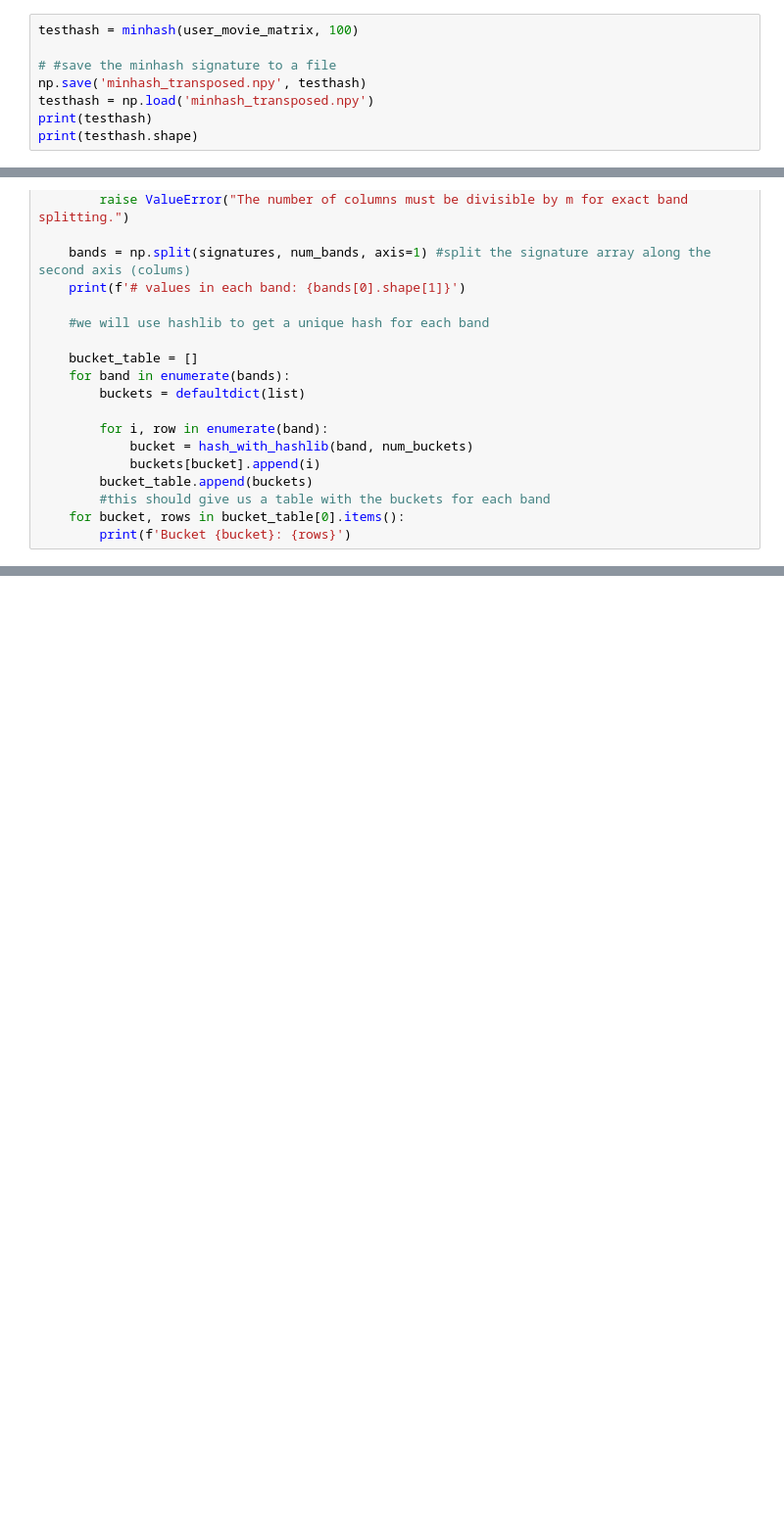
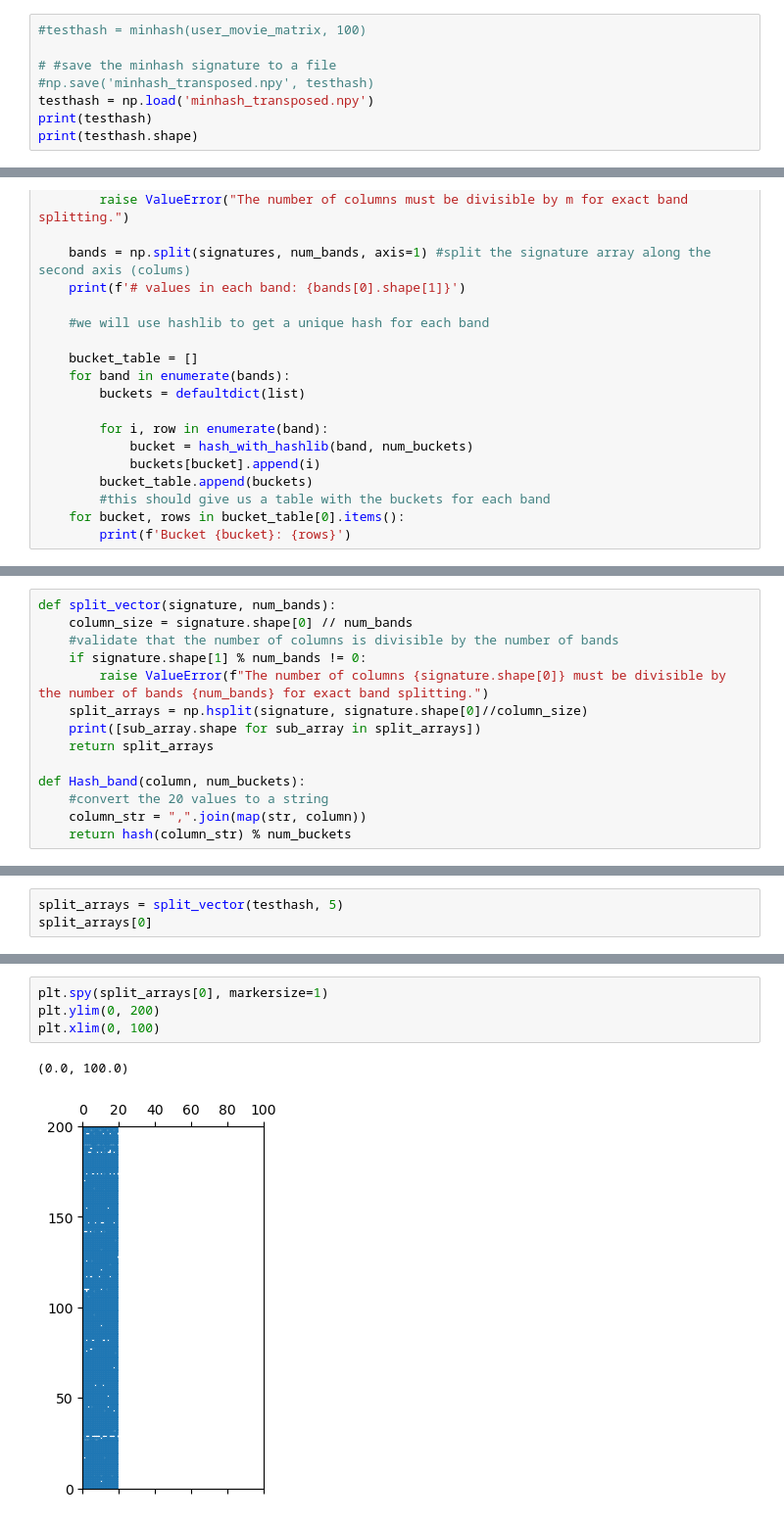
Before and after one commit to DaanLetter/ADM, a Jupyter notebook: Jupytercode.ipynb, the cells around one changed output, grey strips where cells are left out. Shown at 98% size. Saved outputs shown, nothing was run; the diff lists cells and outputs as text; blank space fills up the shorter version.

```diff
--- a/Jupytercode.ipynb
+++ b/Jupytercode.ipynb
@@ -85,10 +85,10 @@ def minhash(data, num_permutations):
 
     return perm_signature#.transpose()
 # %%
-testhash = minhash(user_movie_matrix, 100)
+#testhash = minhash(user_movie_matrix, 100)
 
 # #save the minhash signature to a file
-np.save('minhash_transposed.npy', testhash)
+#np.save('minhash_transposed.npy', testhash)
 testhash = np.load('minhash_transposed.npy')
 print(testhash)
 print(testhash.shape)
@@ -237,0 +217,14 @@ Bucket 17: [0, 1]
+# %%
+def split_vector(signature, num_bands):
+    column_size = signature.shape[0] // num_bands
+    #validate that the number of columns is divisible by the number of bands
+    if signature.shape[1] % num_bands != 0:
+        raise ValueError(f"The number of columns {signature.shape[0]} must be divisible by the number of bands {num_bands} for exact band splitting.")
+    split_arrays = np.hsplit(signature, signature.shape[0]//column_size)
+    print([sub_array.shape for sub_array in split_arrays])
+    return split_arrays
+
+def Hash_band(column, num_buckets):
+    #convert the 20 values to a string
+    column_str = ",".join(map(str, column))
+    return hash(column_str) % num_buckets
@@ -237,0 +235,3 @@ Bucket 17: [0, 1]
+# %%
+split_arrays = split_vector(testhash, 5)
+split_arrays[0]
@@ -237,0 +253,7 @@ Bucket 17: [0, 1]
+# %%
+plt.spy(split_arrays[0], markersize=1)
+plt.ylim(0, 200)
+plt.xlim(0, 100)
+# %% [output]
+(0.0, 100.0)
+[figure, added]
```
Also changed, not shown: parts of 7 cells of this notebook.
